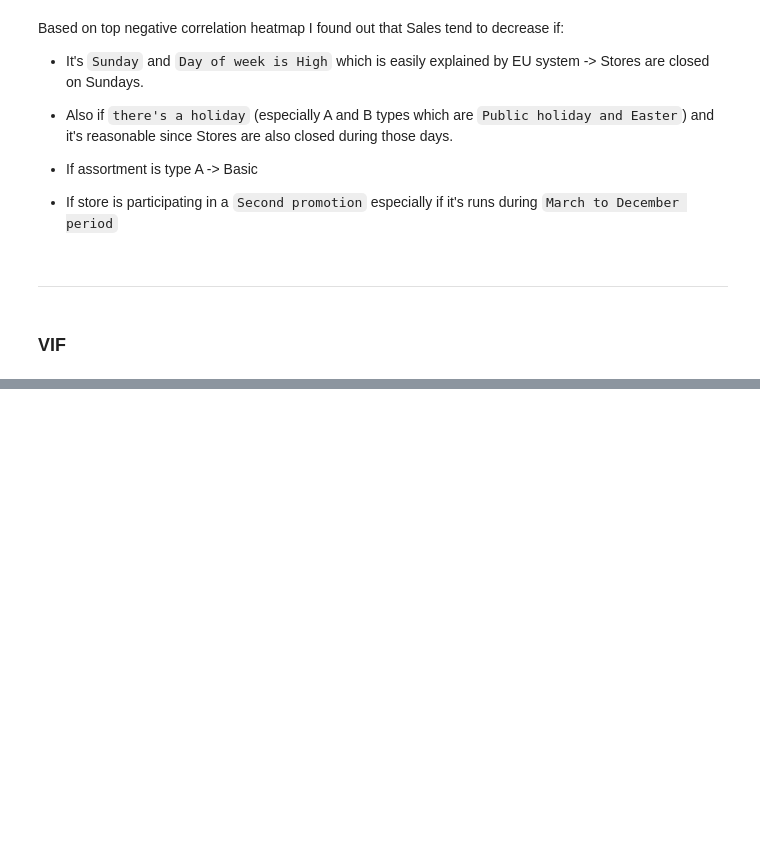
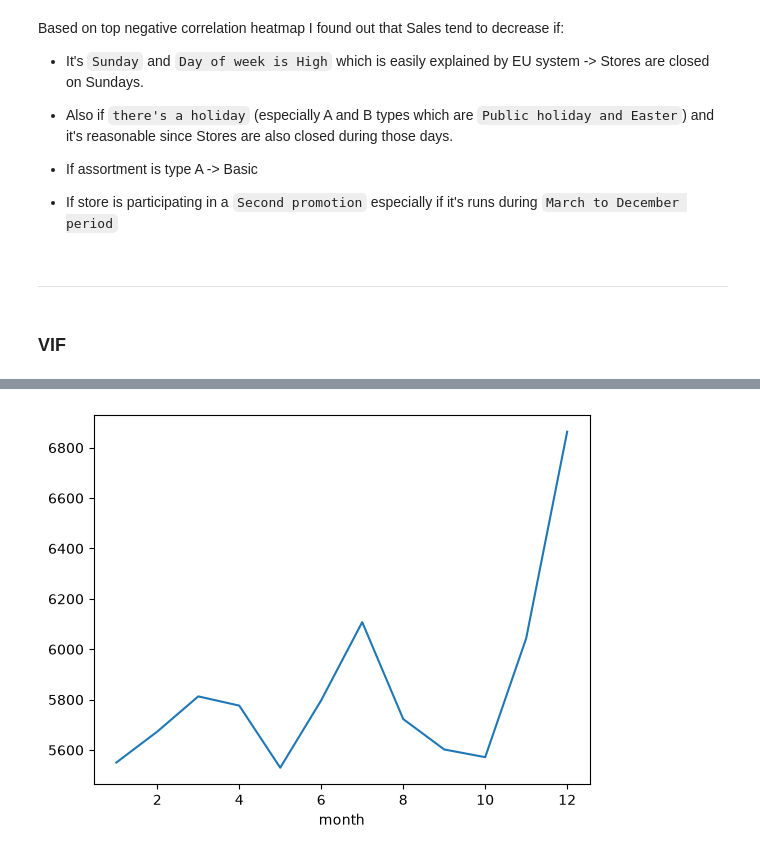
Before and after one commit to nick-st-coder/rossmann, a Jupyter notebook: notebooks/EDA.ipynb, the cells around one changed output, grey strips where cells are left out. Drawn from its saved outputs; the diff is of its cells as text; code cells hidden in the pictures; blank space fills up the shorter version.

```diff
--- a/notebooks/EDA.ipynb
+++ b/notebooks/EDA.ipynb
@@ -82,0 +152,5 @@ KeyboardInterrupt:
+# %%
+df.groupby("month")["Sales"].mean().plot()
+plt.show()
+# %% [output]
+[figure, added]
```
Also changed, not shown: parts of 16 cells of this notebook.
